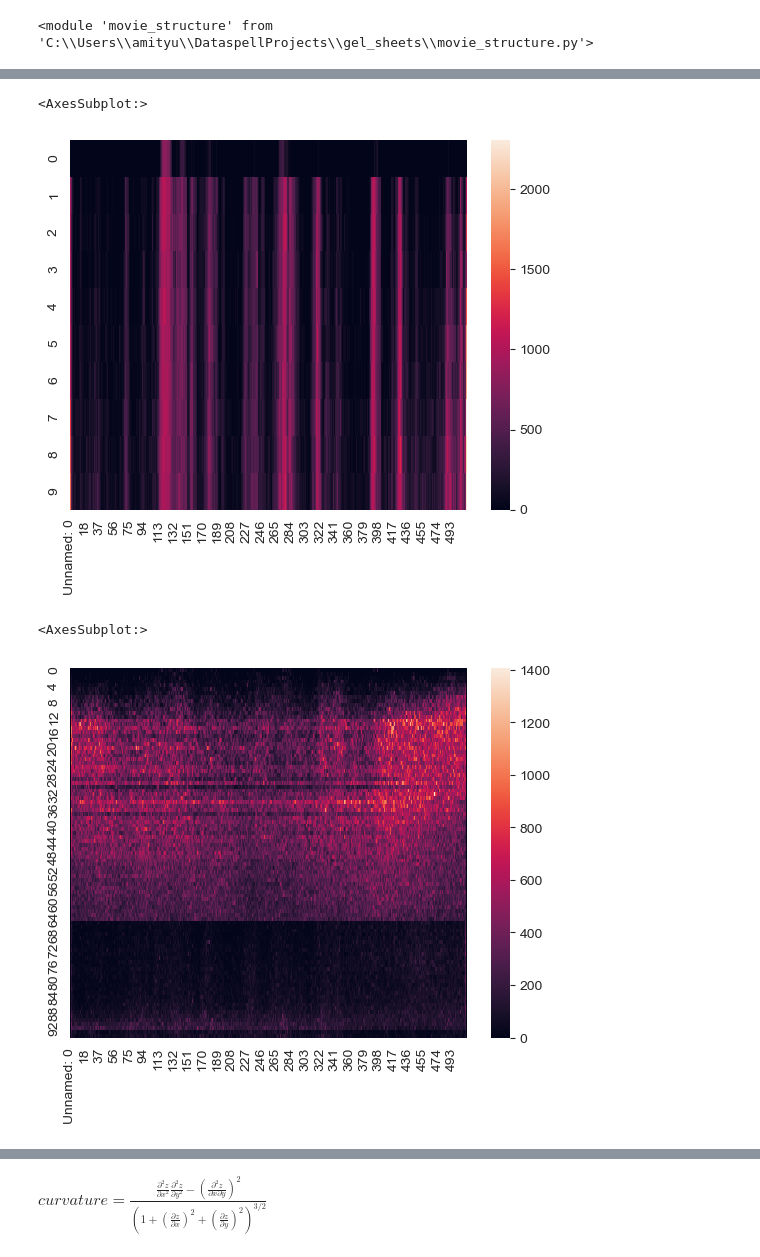
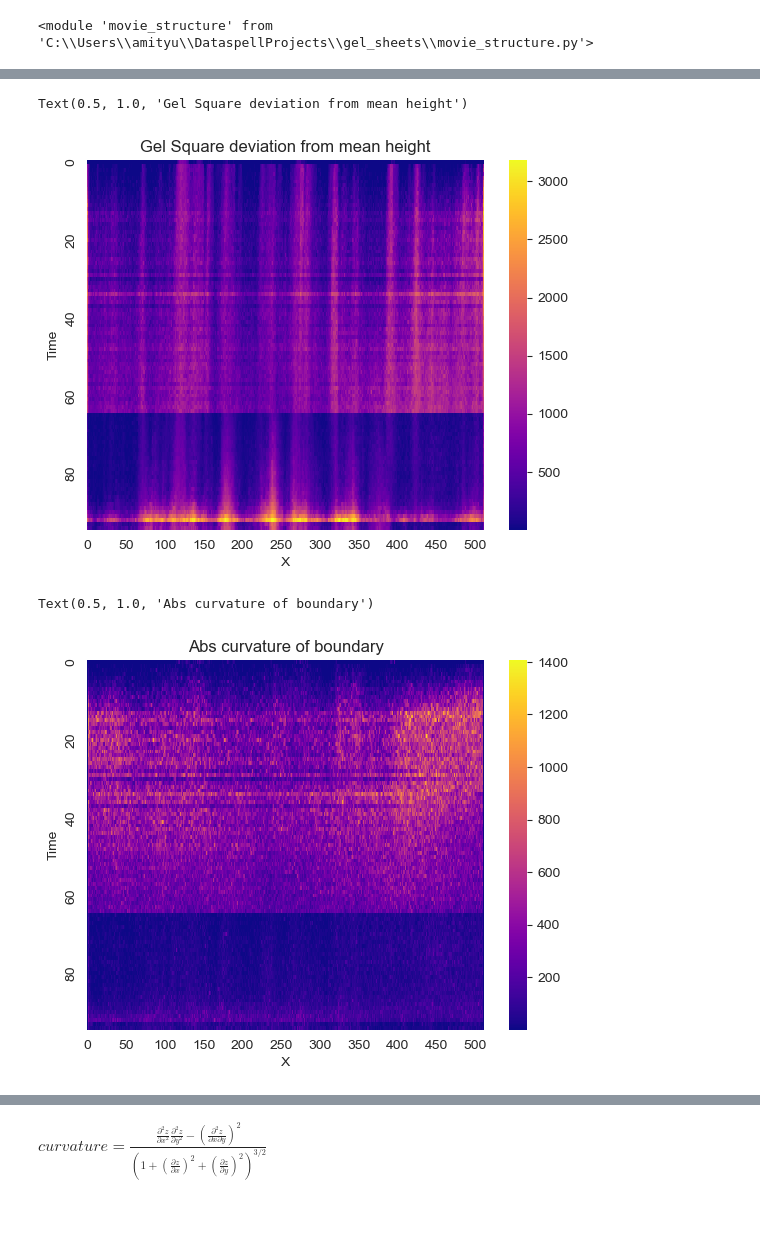
Before and after one commit to amityu/gel_sheets, a Jupyter notebook: exploration.ipynb, the cells around one changed output, grey strips where cells are left out. Saved outputs shown, nothing was run; the diff lists cells and outputs as text; code cells hidden in the pictures; blank space fills up the shorter version.

Commit message:
Graphs organized

```diff
--- a/exploration.ipynb
+++ b/exploration.ipynb
@@ -477,20 +486,26 @@ df = pd.read_csv(MOVIE_PATH + 'height.csv')
 # %%
 import seaborn as sns
 df = pd.read_csv(MOVIE_PATH + 'square.csv')
 
-data = df.drop(['order'],axis=1)
-sns.heatmap(data)
+data = df.drop(['order','Unnamed: 0'],axis=1)
+sns.heatmap(data,xticklabels =50, yticklabels=20, cmap ='plasma')
+plt.xlabel('X')
+plt.ylabel('Time')
+plt.title('Gel Square deviation from mean height')
 # %% [output]
-<AxesSubplot:>
+Text(0.5, 1.0, 'Gel Square deviation from mean height')
-[figure, old version]
+[figure, new version]
 # %%
 df = pd.read_csv(MOVIE_PATH + 'curvature.csv')
 
-data = df.drop(['order'],axis=1)
-sns.heatmap(data)
+data = df.drop(['order','Unnamed: 0'],axis=1)
+sns.heatmap(data,xticklabels =50, yticklabels=20, cmap ='plasma')
+plt.xlabel('X')
+plt.ylabel('Time')
+plt.title('Abs curvature of boundary')
 # %% [output]
-<AxesSubplot:>
+Text(0.5, 1.0, 'Abs curvature of boundary')
-[figure, old version]
+[figure, new version]
 # %%
 data = df.drop(['order'],axis=1)
 sns.heatmap(data)
```
Also changed, not shown: parts of 12 cells of this notebook.
